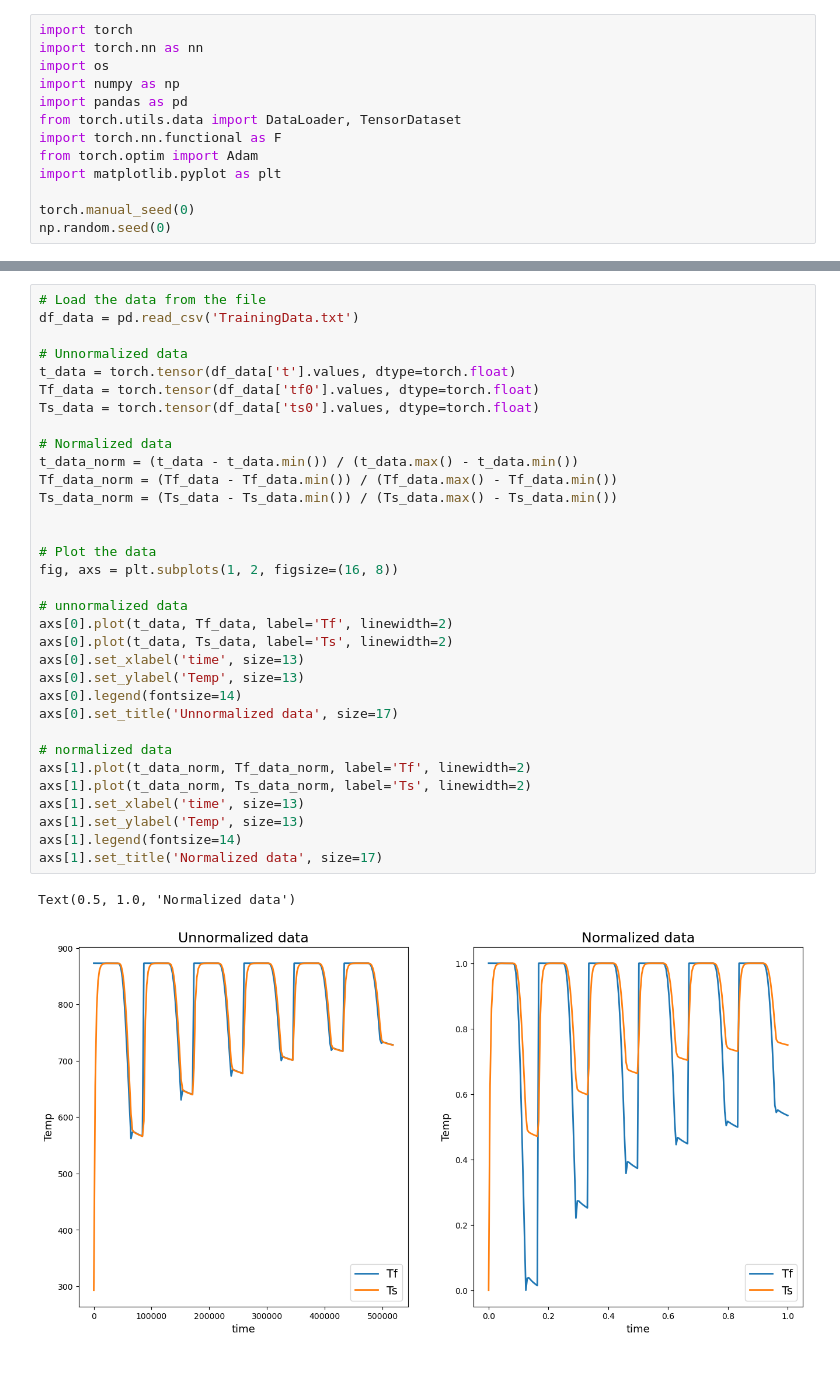
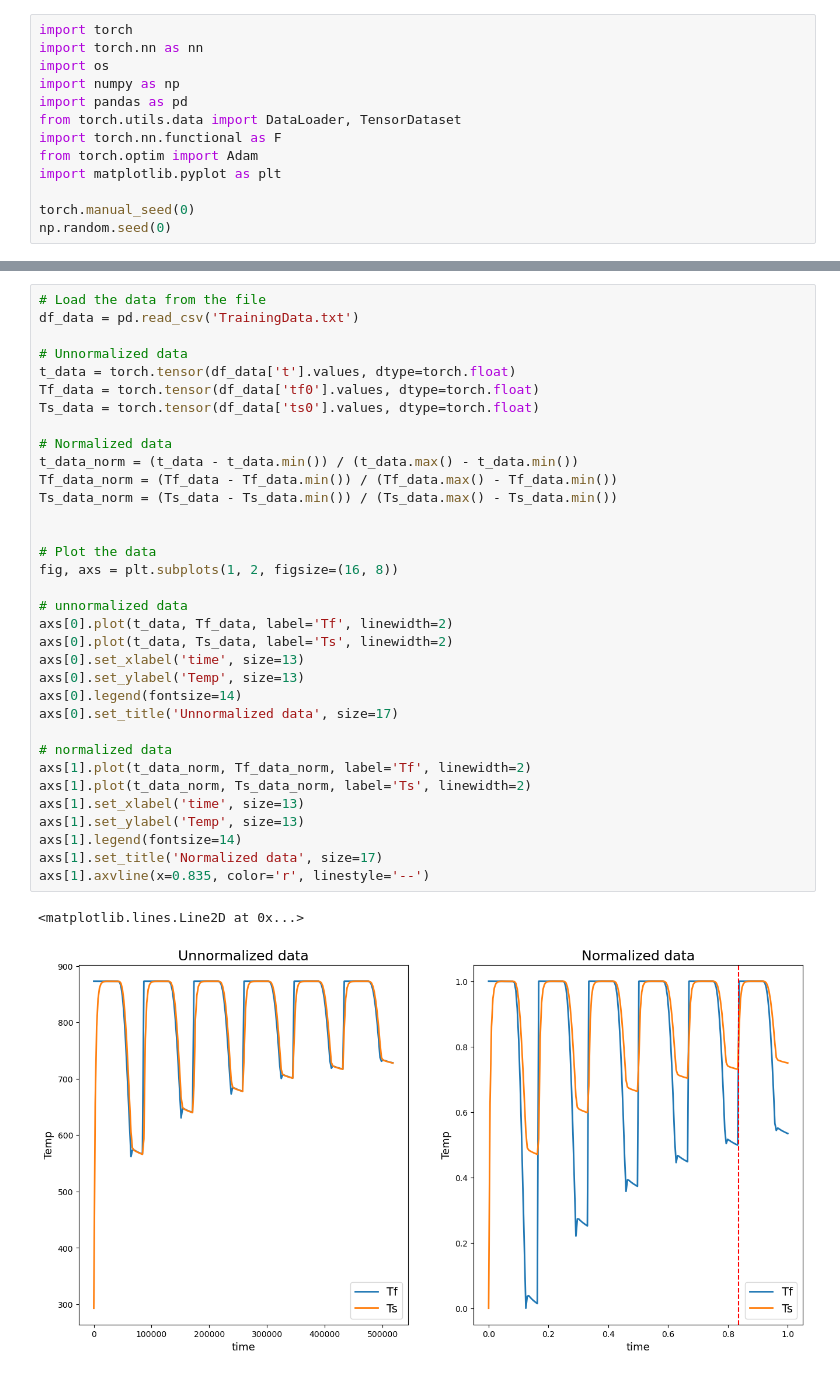
Before and after one commit to guglielmopacifico/DeepLearning, a Jupyter notebook: Task_3/task3.ipynb, the cells around one changed output, grey strips where cells are left out. Drawn from its saved outputs; the diff is of its cells as text.

```diff
--- a/Task_3/task3.ipynb
+++ b/Task_3/task3.ipynb
@@ -312,32 +146,33 @@ df_data = pd.read_csv('TrainingData.txt')
 # Unnormalized data
 t_data = torch.tensor(df_data['t'].values, dtype=torch.float)
 Tf_data = torch.tensor(df_data['tf0'].values, dtype=torch.float)
 Ts_data = torch.tensor(df_data['ts0'].values, dtype=torch.float)
 
 # Normalized data
 t_data_norm = (t_data - t_data.min()) / (t_data.max() - t_data.min())
 Tf_data_norm = (Tf_data - Tf_data.min()) / (Tf_data.max() - Tf_data.min())
 Ts_data_norm = (Ts_data - Ts_data.min()) / (Ts_data.max() - Ts_data.min())
 
 
 # Plot the data
 fig, axs = plt.subplots(1, 2, figsize=(16, 8))
 
 # unnormalized data
 axs[0].plot(t_data, Tf_data, label='Tf', linewidth=2)
 axs[0].plot(t_data, Ts_data, label='Ts', linewidth=2)
 axs[0].set_xlabel('time', size=13)
 axs[0].set_ylabel('Temp', size=13)
 axs[0].legend(fontsize=14)
 axs[0].set_title('Unnormalized data', size=17)
 
 # normalized data
 axs[1].plot(t_data_norm, Tf_data_norm, label='Tf', linewidth=2)
 axs[1].plot(t_data_norm, Ts_data_norm, label='Ts', linewidth=2)
 axs[1].set_xlabel('time', size=13)
 axs[1].set_ylabel('Temp', size=13)
 axs[1].legend(fontsize=14)
 axs[1].set_title('Normalized data', size=17)
+axs[1].axvline(x=0.835, color='r', linestyle='--')
 # %% [output]
-Text(0.5, 1.0, 'Normalized data')
+<matplotlib.lines.Line2D at 0x...>
-[figure, old version]
+[figure, new version]
```
Also changed, not shown: parts of 10 cells of this notebook.
